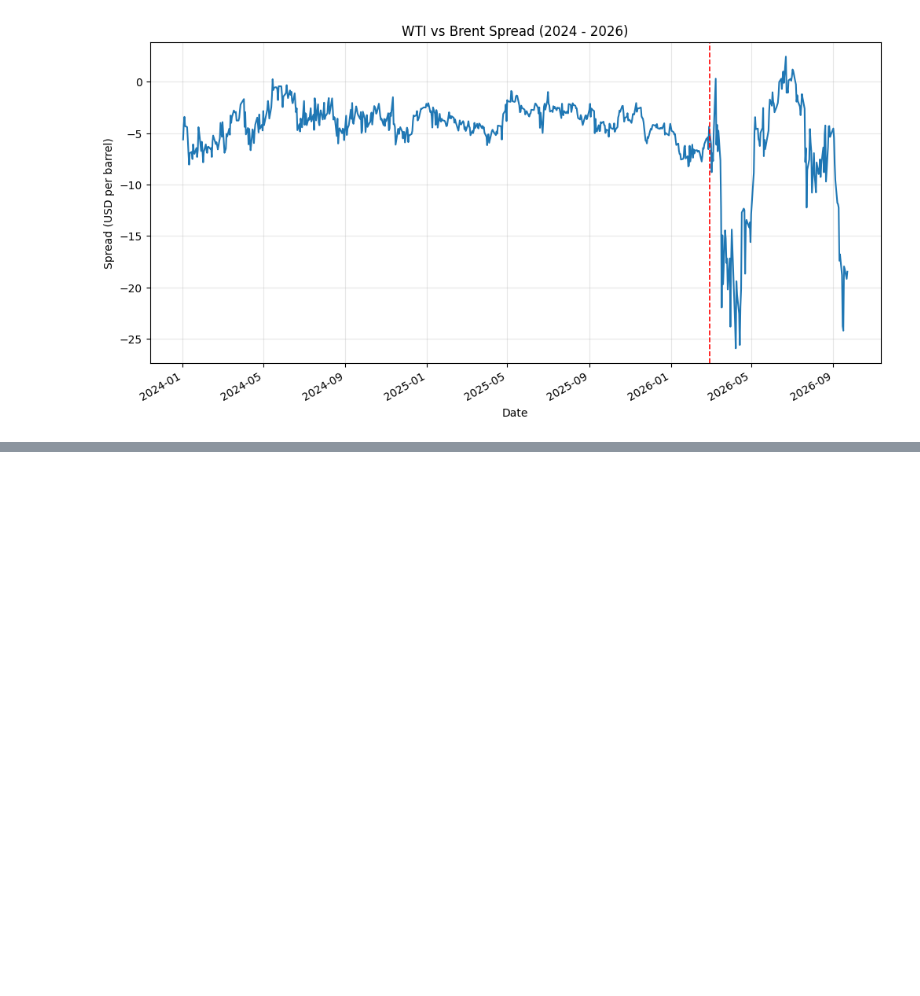
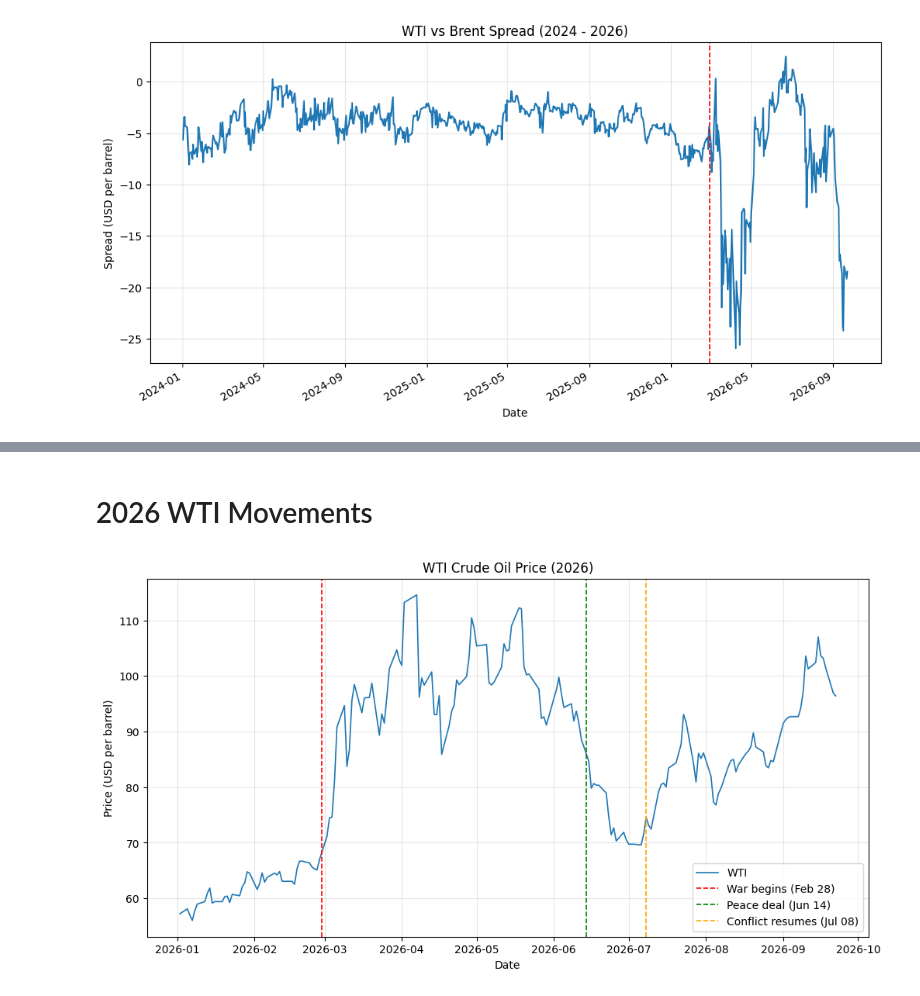
Before and after one commit to ellenwang995/WTI_DEC2027, a Jupyter notebook: OilPrice2027.ipynb, the cells around one changed output, grey strips where cells are left out. Drawn from its saved outputs; the diff is of its cells as text; code cells hidden in the pictures; blank space fills up the shorter version.

```diff
--- a/OilPrice2027.ipynb
+++ b/OilPrice2027.ipynb
@@ -93,0 +168,24 @@ plt.show()
+# %% [markdown]
+# 2026 WTI Movements
+# %%
+events = {
+    '2026-02-28': ('War begins', 'red'),
+    '2026-06-14': ('Peace deal', 'green'),
+    '2026-07-08': ('Conflict resumes', 'orange'),
+}
+
+fig, ax = plt.subplots(figsize=(12, 6))
+ax.plot(crude.loc['2026'].index, crude.loc['2026', 'WTI'], label='WTI', linewidth=1.2)
+
+for date, (label, color) in events.items():
+    ax.axvline(pd.Timestamp(date), color=color, linestyle='--', linewidth=1.2,
+               label=f'{label} ({pd.Timestamp(date):%b %d})')
+
+ax.set_title('WTI Crude Oil Price (2026)')
+ax.set_xlabel('Date')
+ax.set_ylabel('Price (USD per barrel)')
+ax.legend()
+ax.grid(alpha=0.3)
+plt.show()
+# %% [output]
+[figure, added]
```
Also changed, not shown: parts of 10 cells of this notebook.
